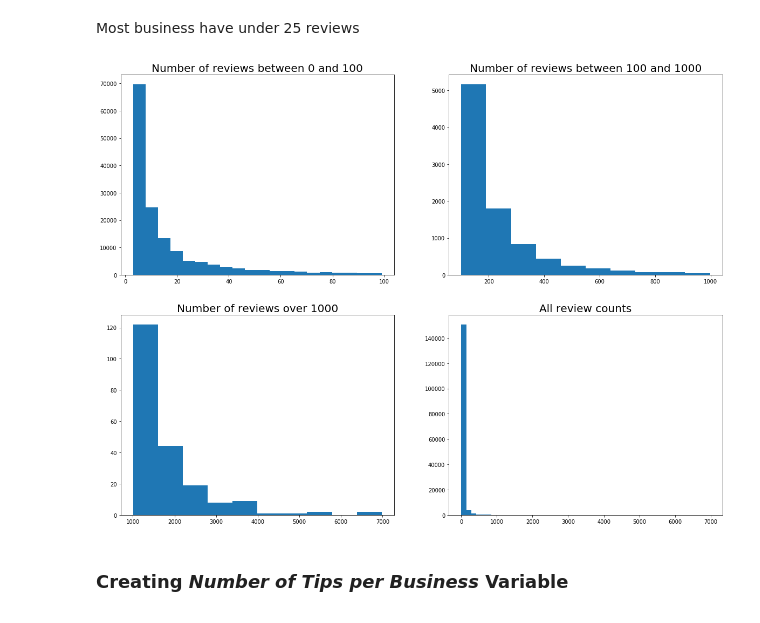
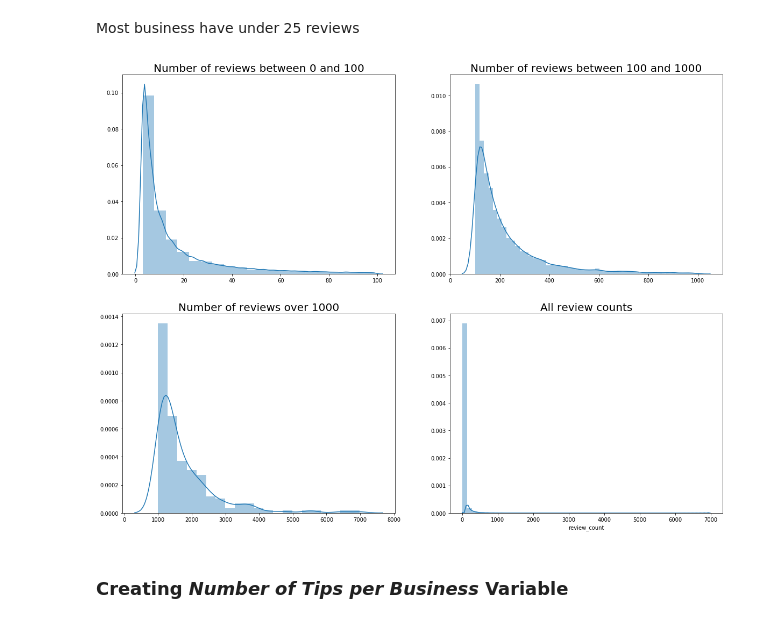
Before and after one commit to gravelcycles/yelp-dataset-challenge, a Jupyter notebook: EDA - Business.ipynb, the cells around one changed output. Saved outputs shown, nothing was run; the diff lists cells and outputs as text; code cells hidden in the pictures.

```diff
--- a/EDA - Business.ipynb
+++ b/EDA - Business.ipynb
@@ -60,23 +60,23 @@ Most business have under 25 reviews
 # %%
 plt.figure(figsize=(20,15))
 
 num_reviews = df.review_count
 
 plt.subplot(221)
-plt.hist(list(filter(lambda x: x < 100, num_reviews)), bins=20)
+sns.distplot(list(filter(lambda x: x < 100, num_reviews)), bins=20)
 plt.title("Number of reviews between 0 and 100", fontsize=20)
 plt.subplot(222)
-plt.hist(list(filter(lambda x: x > 100 and x < 1000, num_reviews)))
+sns.distplot(list(filter(lambda x: x > 100 and x < 1000, num_reviews)))
 plt.title("Number of reviews between 100 and 1000", fontsize=20)
 plt.subplot(223)
-plt.hist(list(filter(lambda x: x > 1000, num_reviews)))
+sns.distplot(list(filter(lambda x: x > 1000, num_reviews)))
 plt.title("Number of reviews over 1000", fontsize=20)
 plt.subplot(224)
-plt.hist(num_reviews, bins = 50)
+sns.distplot(num_reviews, bins = 50)
 plt.title("All review counts", fontsize=20)
 plt.show()
 # %% [output]
-[figure, old version]
+[figure, new version]
 # %% [markdown]
 ### Creating _Number of Tips per Business_ Variable
 # %%
```
Also changed, not shown: parts of 11 cells of this notebook, 1 other file.
